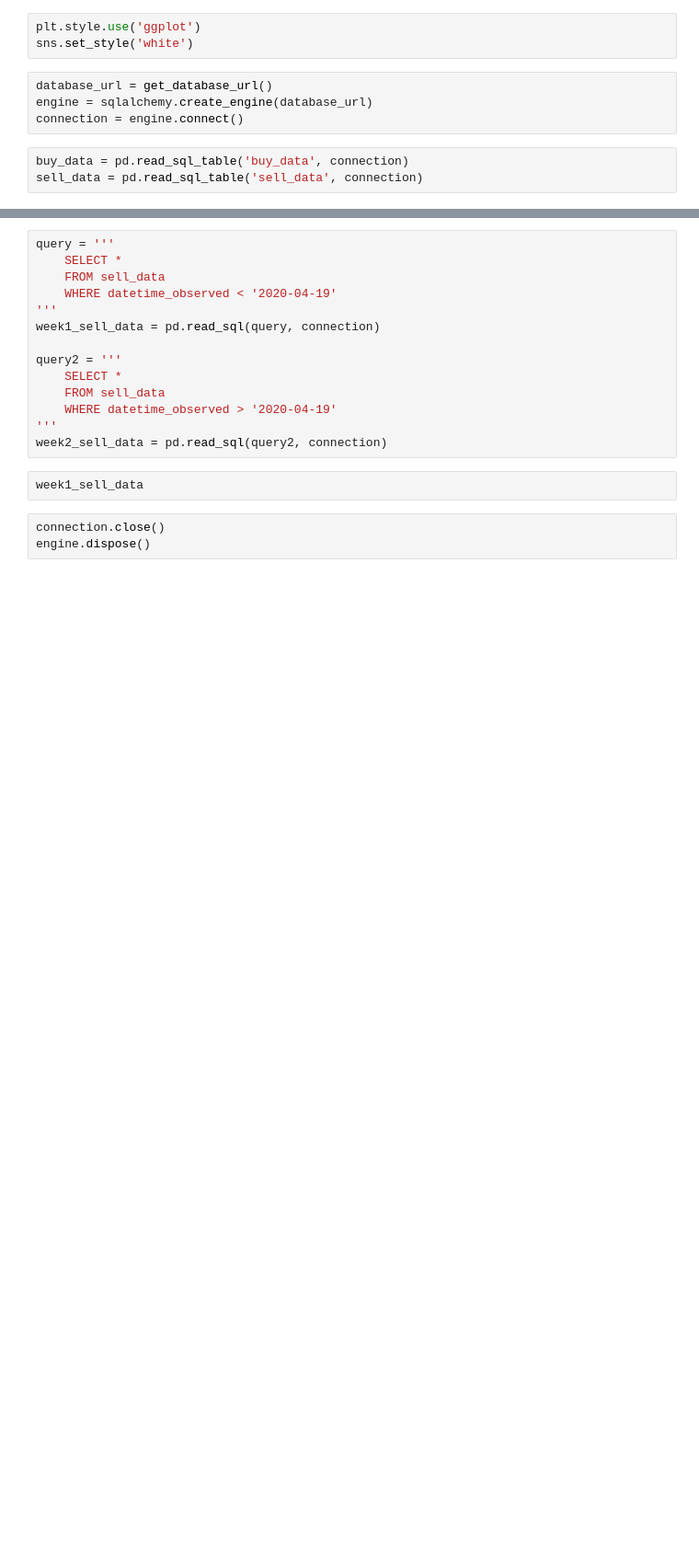
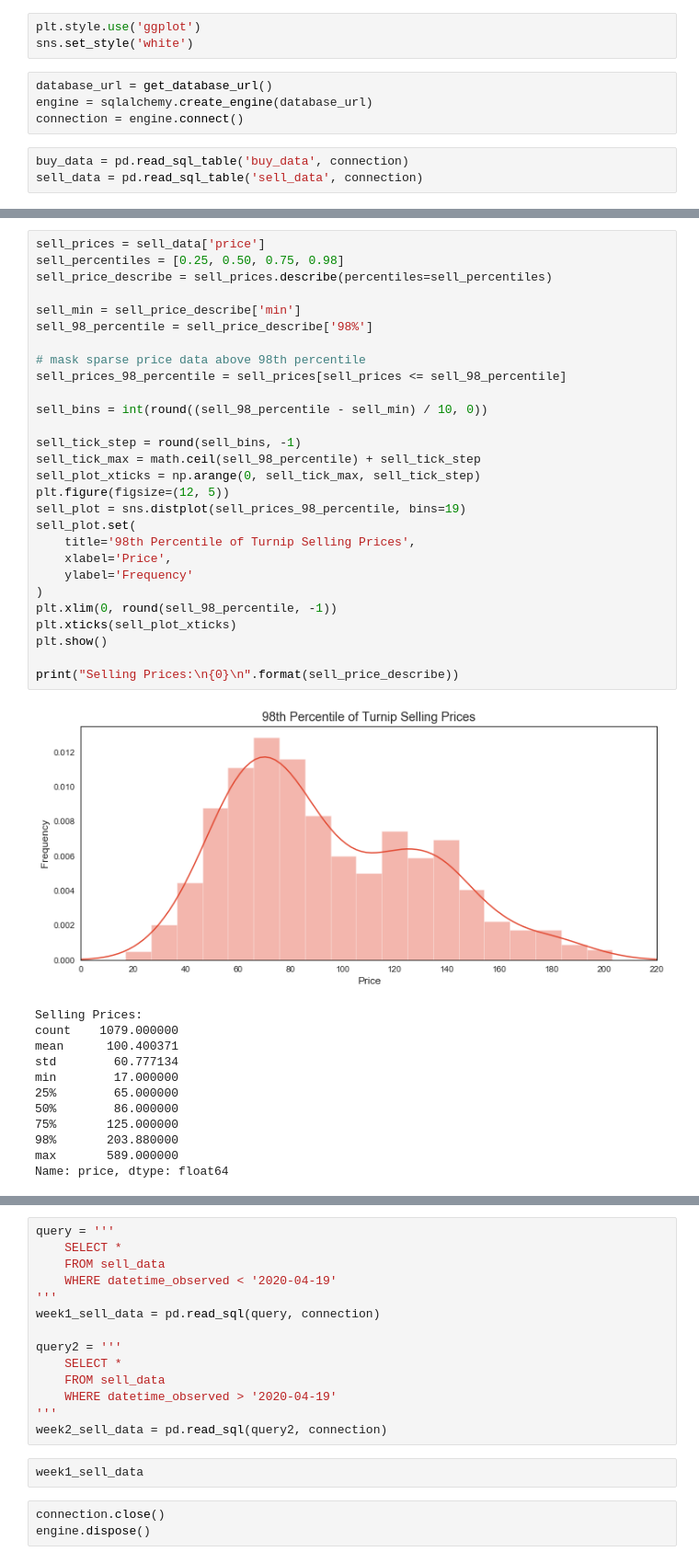
Before and after one commit to ys-lin14/acnh-clustering, a Jupyter notebook: data_exploration.ipynb, the cells around one changed output, grey strips where cells are left out. Shown: that part at 92% size. Saved outputs shown, nothing was run; the diff lists cells and outputs as text; blank space fills up the shorter version.

```diff
--- a/data_exploration.ipynb
+++ b/data_exploration.ipynb
@@ -65,3 +57,44 @@ Name: price, dtype: float64
+# %%
+sell_prices = sell_data['price']
+sell_percentiles = [0.25, 0.50, 0.75, 0.98]
+sell_price_describe = sell_prices.describe(percentiles=sell_percentiles)
+
+sell_min = sell_price_describe['min']
+sell_98_percentile = sell_price_describe['98%']
+
+# mask sparse price data above 98th percentile
+sell_prices_98_percentile = sell_prices[sell_prices <= sell_98_percentile]
+
+sell_bins = int(round((sell_98_percentile - sell_min) / 10, 0))
+
+sell_tick_step = round(sell_bins, -1)
+sell_tick_max = math.ceil(sell_98_percentile) + sell_tick_step
+sell_plot_xticks = np.arange(0, sell_tick_max, sell_tick_step)
+plt.figure(figsize=(12, 5))
+sell_plot = sns.distplot(sell_prices_98_percentile, bins=19)
+sell_plot.set(
+    title='98th Percentile of Turnip Selling Prices',
+    xlabel='Price',
+    ylabel='Frequency'
+)
+plt.xlim(0, round(sell_98_percentile, -1))
+plt.xticks(sell_plot_xticks)
+plt.show()
+
+print("Selling Prices:\n{0}\n".format(sell_price_describe))
+# %% [output]
+[figure, added]
+Selling Prices:
+count    1079.000000
+mean      100.400371
+std        60.777134
+min        17.000000
+25%        65.000000
+50%        86.000000
+75%       125.000000
+98%       203.880000
+max       589.000000
+Name: price, dtype: float64
 # %%
 sell_data_pivot = pd.pivot_table(
     sell_data,
```
Also changed, not shown: parts of 5 cells of this notebook.
